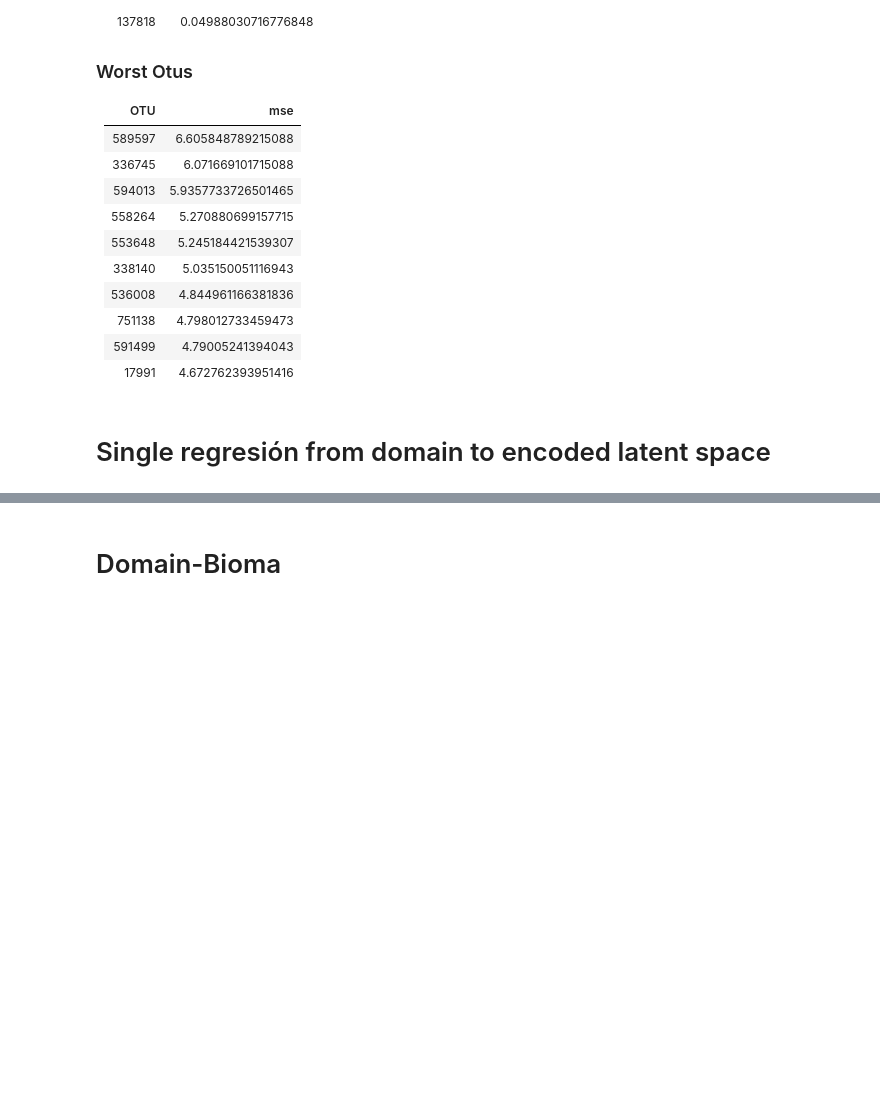
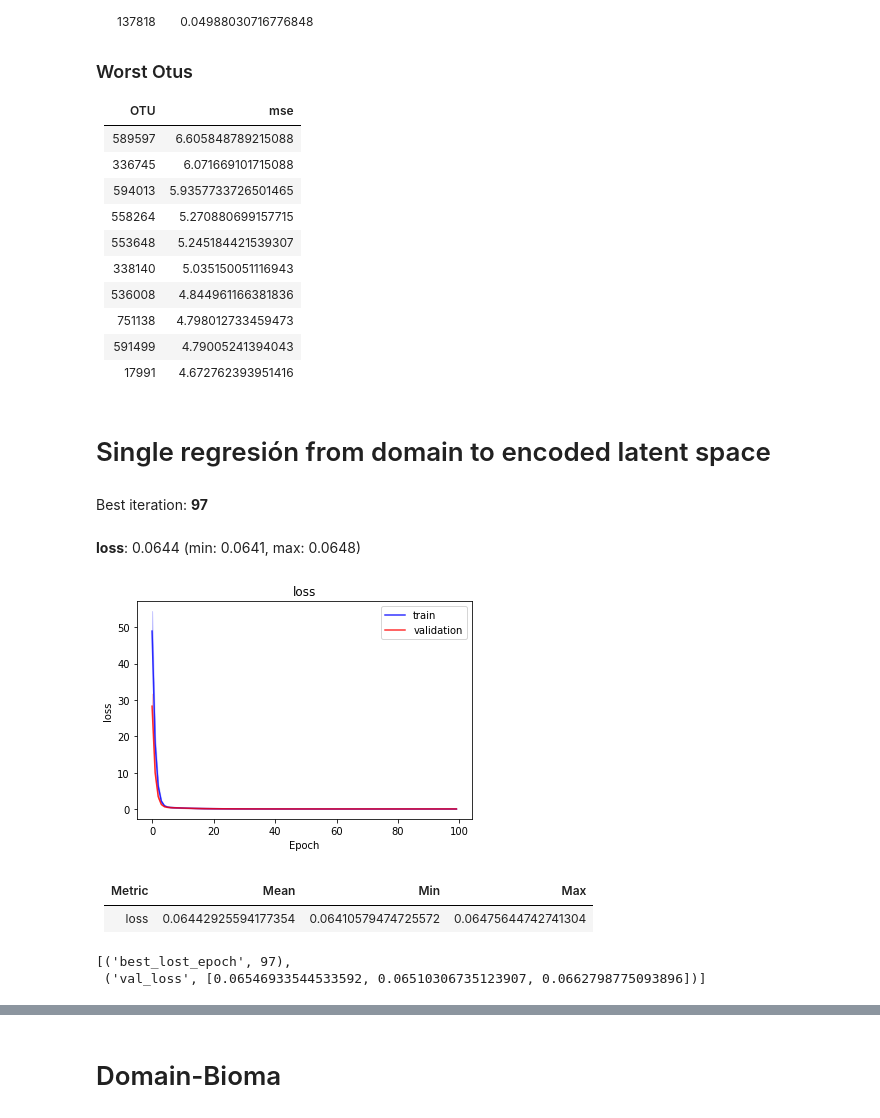
Before and after one commit to jorgemf/DeepLatentMicrobiome, a Jupyter notebook: other_models.ipynb, the cells around one changed output, grey strips where cells are left out. Drawn from its saved outputs; the diff is of its cells as text; code cells hidden in the pictures; blank space fills up the shorter version.

Commit message:
added other models results and predictions

```diff
--- a/other_models.ipynb
+++ b/other_models.ipynb
@@ -188,22 +188,12 @@ def make_cv_predictions(data, models):
 # %% [markdown]
 # Single regresión from domain to encoded latent space
 # %%
-targe_data = make_cv_predictions(data_microbioma_train, encoders)
+target_data = make_cv_predictions(data_microbioma_train, encoders)
 test_data = make_cv_predictions(data_microbioma_test, encoders)
-# %%
-def model(shape_in, shape_out, output_transform, layers_list, activation_fn):
-    in_layer = layers.Input(shape=(shape_in,))
-    net = in_layer
-    for s in layers_list:
-        net = layers.Dense(s, activation=activation_fn)(net)
-    net = layers.Dense(shape_out, activation=None)(net)
-    if output_transform is not None:
-        net = output_transform(net)
-    out_layer = net
-
-    model = keras.Model(inputs=[in_layer], outputs=[out_layer], name='model')
-    return model
-
-def compile_model(model, optimizer, reconstruction_error, input_transform, output_transform):
-    metrics = get_experiment_metrics(input_transform, output_transform)[0][3:]
-    model.compile(optimizer=optimizer, loss=reconstruction_error, metrics=metrics)
+# %%
+def model_fn():
+    in_layer = layers.Input(shape=(36,))
+    out_layer = layers.Dense(100, activation=None)(in_layer)
+    model = keras.Model(inputs=[in_layer], outputs=[out_layer], name='model')
+    model.compile(optimizer=optimizers.Adam(lr=0.001), loss=tf.keras.losses.MeanSquaredError())
+    return model
@@ -209,0 +250,20 @@ def compile_model(model, optimizer, reconstruction_error, input_transform, outpu
+# %%
+results, models = train_2(model_fn,
+                        target_data,
+                        data_domain_train,
+                        latent_space=100,
+                        folds=5,
+                        epochs=100,
+                        batch_size=64,
+                        verbose=-1)
+# %%
+print_results(results)
+# %% [output]
+<p>Best iteration: <b>97</b></p>
+<b>loss</b>: 0.0644 (min: 0.0641, max: 0.0648)
+[figure, added]
+| Metric           | Mean    | Min     | Max     |
+|:-----------------|--------:|--------:|--------:|
+| loss | 0.06442925594177354 | 0.06410579474725572 | 0.06475644742741304 |
+[('best_lost_epoch', 97),
+ ('val_loss', [0.06546933544533592, 0.06510306735123907, 0.0662798775093896])]
```
Also changed, not shown: parts of 7 cells of this notebook, 5 other files.
